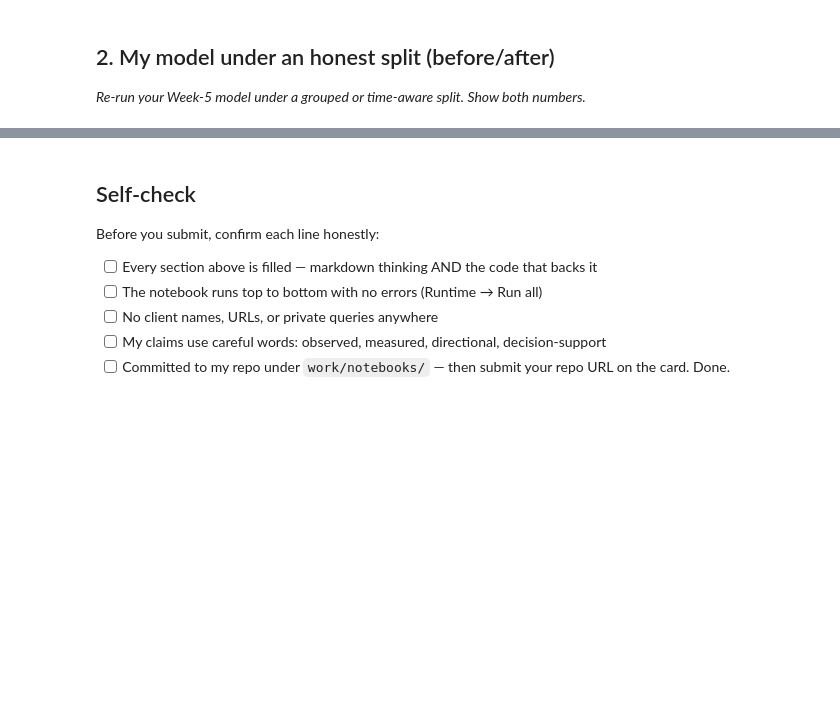
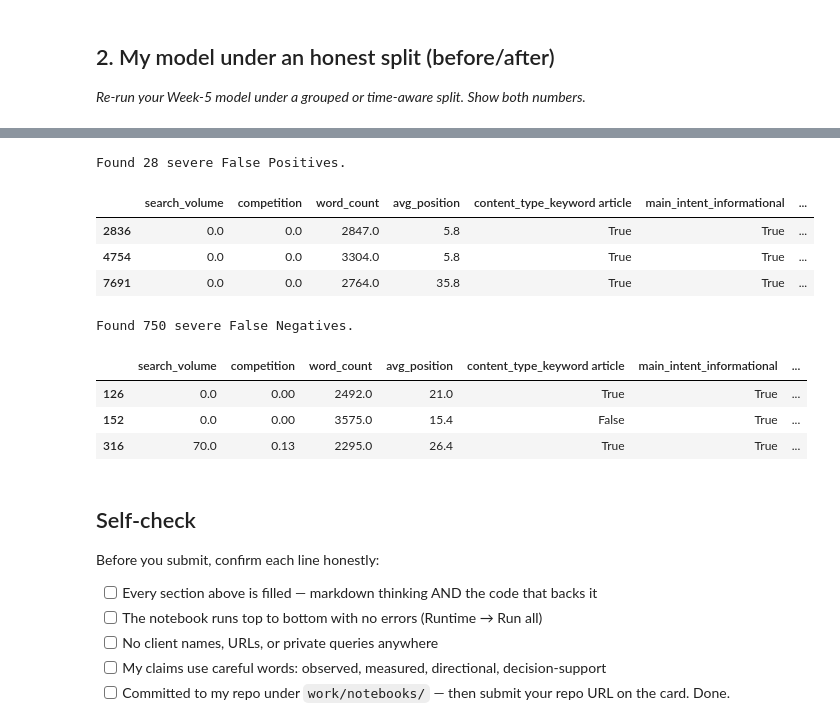
Before and after one commit to tokihab/FlyRankIntern-ML, a Jupyter notebook: work/notebooks/w06_validation_audit.ipynb, the cells around one changed output, grey strips where cells are left out. Cells and saved outputs as stored; diff of their text form; code cells hidden in the pictures; blank space fills up the shorter version.

```diff
--- a/work/notebooks/w06_validation_audit.ipynb
+++ b/work/notebooks/w06_validation_audit.ipynb
@@ -37,3 +188,33 @@ This skeleton is yours to fill. Work the sections **in order** — each one has
+# %%
+## 4. Error Analysis: Real Failure Examples
+# Let's look at where our honest model was highly confident but completely wrong.
+
+X_test_analysis = X_test_grouped.copy()
+X_test_analysis['actual_success'] = y_test_grouped
+X_test_analysis['predicted_prob'] = rf_model.predict_proba(X_test_grouped)[:, 1]
+
+# False Positives: Model predicted high success (>75%), but it failed (Actual == 0)
+false_positives = X_test_analysis[(X_test_analysis['predicted_prob'] > 0.75) & (X_test_analysis['actual_success'] == 0)]
+
+# False Negatives: Model predicted high failure (<25% success), but it succeeded (Actual == 1)
+false_negatives = X_test_analysis[(X_test_analysis['predicted_prob'] < 0.25) & (X_test_analysis['actual_success'] == 1)]
+
+print(f"Found {len(false_positives)} severe False Positives.")
+display(false_positives.head(3))
+
+print(f"\nFound {len(false_negatives)} severe False Negatives.")
+display(false_negatives.head(3))
+# %% [output]
+Found 28 severe False Positives.
+|  | search_volume | competition | word_count | avg_position | content_type_keyword article | main_intent_informational | ... |
+| 2836 | 0.0 | 0.0 | 2847.0 | 5.8 | True | True | ... |
+| 4754 | 0.0 | 0.0 | 3304.0 | 5.8 | True | True | ... |
+| 7691 | 0.0 | 0.0 | 2764.0 | 35.8 | True | True | ... |
+Found 750 severe False Negatives.
+|  | search_volume | competition | word_count | avg_position | content_type_keyword article | main_intent_informational | ... |
+| 126 | 0.0 | 0.00 | 2492.0 | 21.0 | True | True | ... |
+| 152 | 0.0 | 0.00 | 3575.0 | 15.4 | False | True | ... |
+| 316 | 70.0 | 0.13 | 2295.0 | 26.4 | True | True | ... |
 # %% [markdown]
 ## Self-check
 
```
Also changed, not shown: parts of 14 cells of this notebook.
